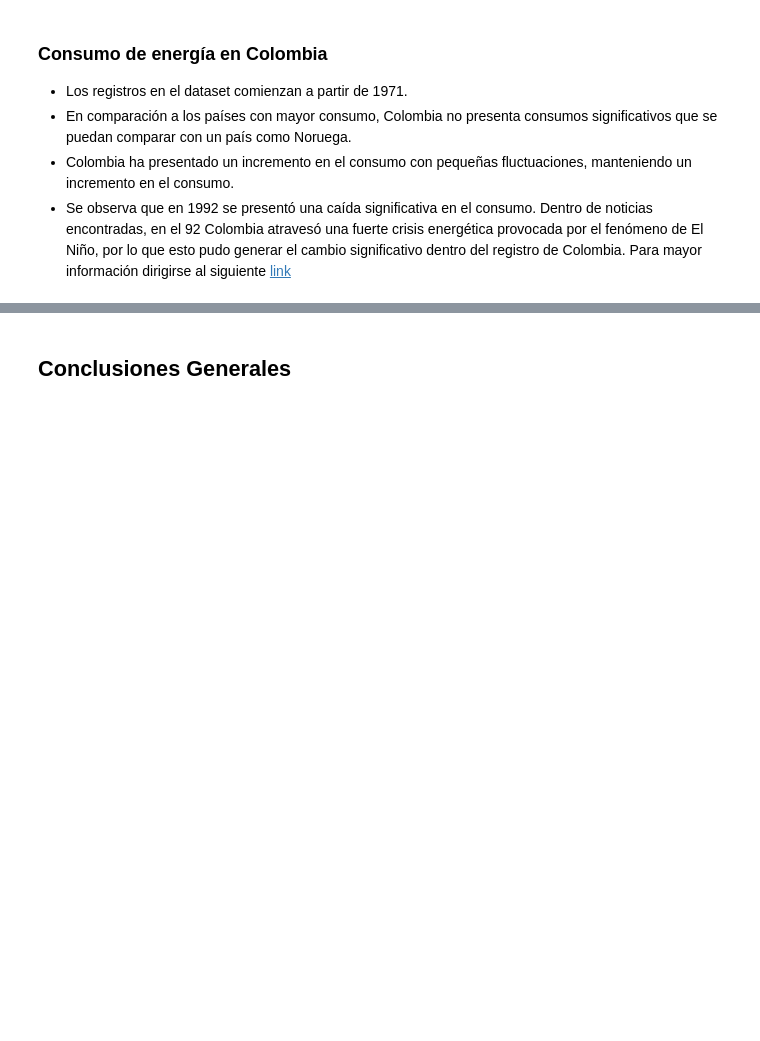
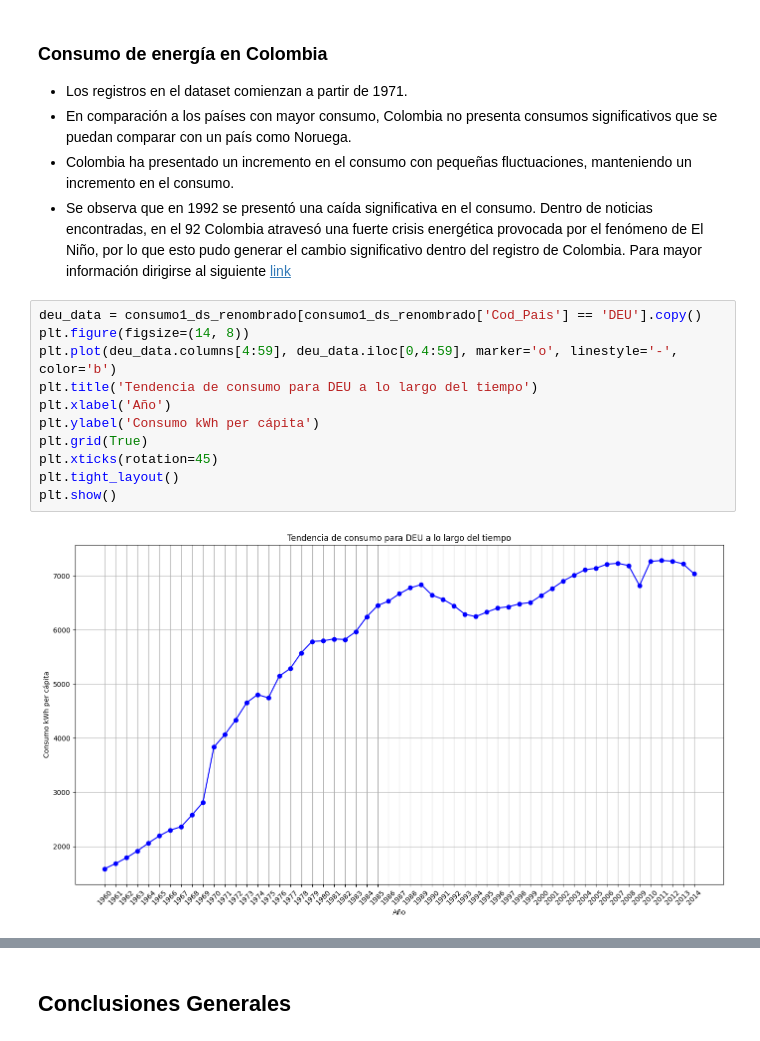
Before and after one commit to lipcorrea/Proyecto_AD_Consumo_Energia, a Jupyter notebook: Proyecto_AD_ConsumoEnergia.ipynb, the cells around one changed output, grey strips where cells are left out. Drawn from its saved outputs; the diff is of its cells as text; blank space fills up the shorter version.

```diff
--- a/Proyecto_AD_ConsumoEnergia.ipynb
+++ b/Proyecto_AD_ConsumoEnergia.ipynb
@@ -406,3 +406,16 @@ plt.show()
 - En comparación a los países con mayor consumo, Colombia no presenta consumos significativos que se puedan comparar con un país como Noruega.
 - Colombia ha presentado un incremento en el consumo con pequeñas fluctuaciones, manteniendo un incremento en el consumo.
 - Se observa que en 1992 se presentó una caída significativa en el consumo. Dentro de noticias encontradas, en el 92 Colombia atravesó una fuerte crisis energética provocada por el fenómeno de El Niño, por lo que esto pudo generar el cambio significativo dentro del registro de Colombia. Para mayor información dirigirse al siguiente [link](https://www.canalinstitucional.tv/apagon-92-por-que-quitaron-luz-hora-gaviria#:~:text=En%20el%20a%C3%B1o%201992%2C%20durante,de%20energ%C3%ADa%20hidroel%C3%A9ctrica%20bajaran%20considerablemente.)
+# %%
+deu_data = consumo1_ds_renombrado[consumo1_ds_renombrado['Cod_Pais'] == 'DEU'].copy()
+plt.figure(figsize=(14, 8))
+plt.plot(deu_data.columns[4:59], deu_data.iloc[0,4:59], marker='o', linestyle='-', color='b')
+plt.title('Tendencia de consumo para DEU a lo largo del tiempo')
+plt.xlabel('Año')
+plt.ylabel('Consumo kWh per cápita')
+plt.grid(True)
+plt.xticks(rotation=45)
+plt.tight_layout()
+plt.show()
+# %% [output]
+[figure, added]
```
Also changed, not shown: parts of 2 cells of this notebook.
